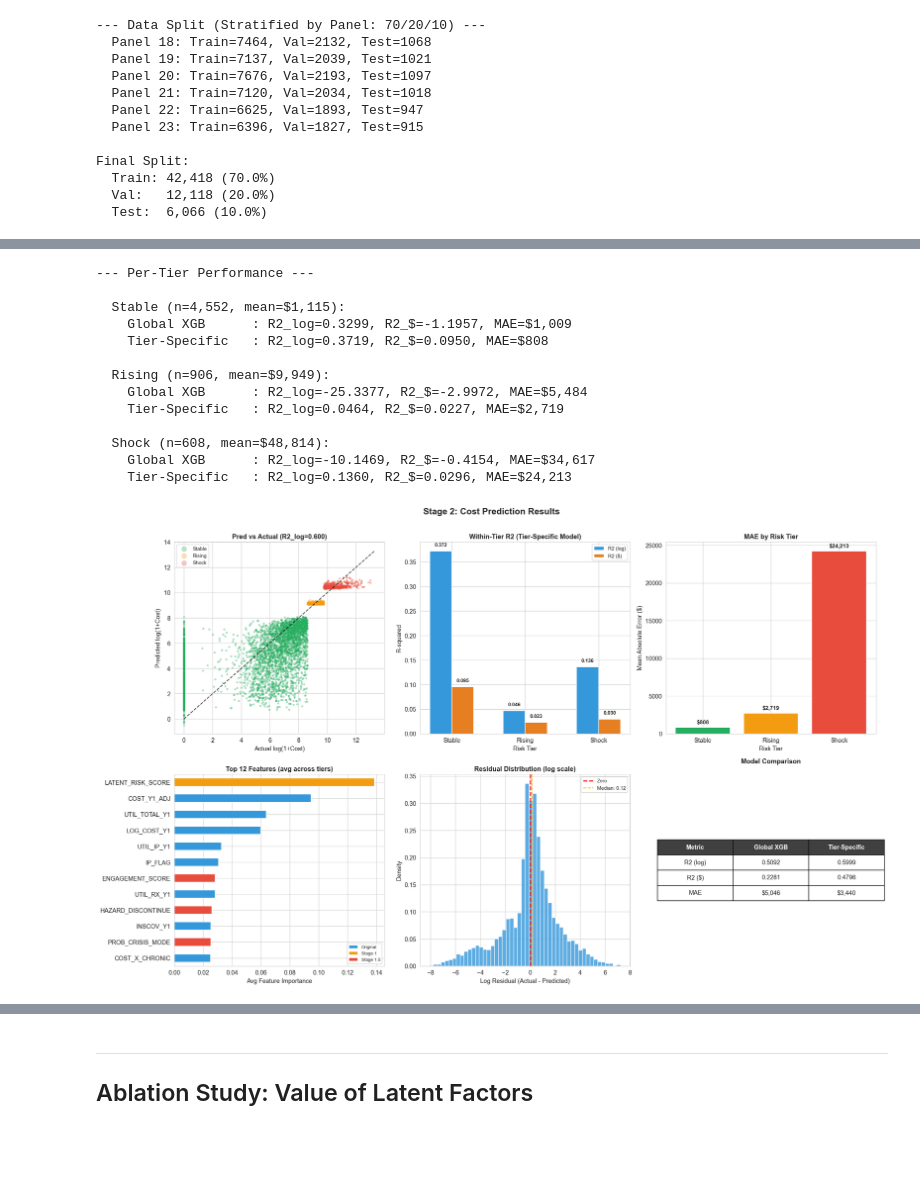
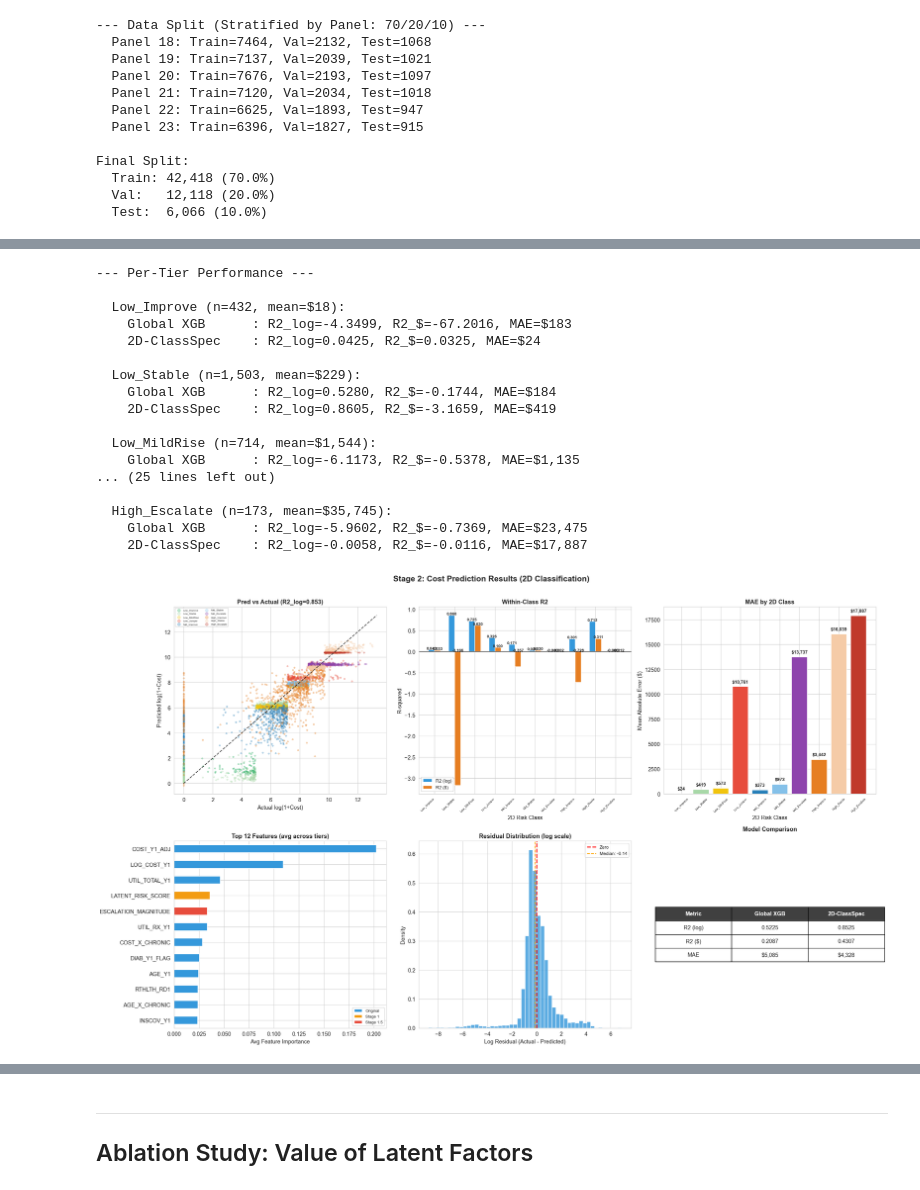
Before and after one commit to Robot0920/meps_healthcare_expenditure_prediction, a Jupyter notebook: notebooks/5.2_stage1_5_and_stage2_modeling.ipynb, the cells around one changed output, grey strips where cells are left out. Saved outputs shown, nothing was run; the diff lists cells and outputs as text; code cells hidden in the pictures; blank space fills up the shorter version.

```diff
--- a/notebooks/5.2_stage1_5_and_stage2_modeling.ipynb
+++ b/notebooks/5.2_stage1_5_and_stage2_modeling.ipynb
@@ -75,7 +75,11 @@ else:
     print(f"Loaded base processed data: {DATA_PATH_BACKUP}")
     has_stage1_output = False
 
-TRANSITION_NAMES = {0: 'Improving', 1: 'Stable', 2: 'Mild Riser', 3: 'Riser', 4: 'Jumper'}
+CLASS_NAMES = {
+    0: 'Low_Improve',   1: 'Low_Stable',    2: 'Low_MildRise',  3: 'Low_Jumper',
+    4: 'Mid_Improve',   5: 'Mid_Stable',    6: 'Mid_Escalate',
+    7: 'High_Improve',  8: 'High_Stable',   9: 'High_Escalate',
+}
 
 print(f"\nDataset: {len(df):,} rows, {len(df.columns)} columns")
 print(f"Stage 1 Latent Factors Available: {has_stage1_output}")
@@ -874,7 +869,7 @@ if all(f in df.columns for f in RX_VIZ_FEATS) and df['RX_DENSITY'].notna().sum()
             vals = hv.loc[hv['RISK_TIER'] == t, feat].dropna()
             if len(vals) > 10:
                 box_data.append(vals.values)
-                box_labels.append(TRANSITION_NAMES.get(t, str(t)))
+                box_labels.append(CLASS_NAMES.get(t, str(t)))
 
         bp = ax.boxplot(box_data, labels=box_labels, patch_artist=True, showfliers=False)
         for patch, t in zip(bp['boxes'], sorted(hv['RISK_TIER'].unique())):
@@ -1040,8 +1035,8 @@ else:
 - Stage 1.5 latent factors: ENGAGEMENT_SCORE, PROB_CRISIS_MODE, PROB_UNDIAGNOSED, ESCALATION_SCORE, HAZARD_DISCONTINUE
 - Tier probabilities (PROB_STABLE/RISING/SHOCK) excluded from tier-specific models to avoid redundancy
 # %%
-# STAGE 2: Feature Preparation (Transition-Based, 5 Tiers)
-print('STAGE 2: Transition-Specific Cost Prediction')
+# STAGE 2: Feature Preparation (2D Classification, 10 Classes)
+print('STAGE 2: 2D Class-Specific Cost Prediction')
 
 ORIGINAL_FEATS = [
     'AGE_Y1', 'SEX', 'RACE', 'MARRY_Y1', 'POVCAT_Y1', 'INSCOV_Y1',
@@ -1079,8 +1074,9 @@ original_avail = [f for f in ORIGINAL_FEATS if f in df.columns]
 stage1_5_avail = [f for f in STAGE1_5_FEATS if f in df.columns]
 interact_avail = [f for f in INTERACTION_FEATS if f in df.columns]
 
-# Tier-specific: NO LATENT_RISK_SCORE (tier assignment already captures it)
-TIER_FEATS = original_avail + interact_avail + stage1_5_avail
+# Tier-specific: includes LATENT_RISK_SCORE (with 10 classes, it captures
+# probability-weighted risk across all classes — no longer redundant with grouping)
+TIER_FEATS = original_avail + interact_avail + ['LATENT_RISK_SCORE'] + stage1_5_avail
 TIER_FEATS = [f for f in TIER_FEATS if f in df.columns]
 
 # Global: includes LATENT_RISK_SCORE + per-class probabilities
@@ -1091,5 +1087,5 @@ ALL_FEATS = [f for f in ALL_FEATS if f in df.columns]
 print(f'Tier-specific features ({len(TIER_FEATS)}): {TIER_FEATS}')
 print(f'Global features ({len(ALL_FEATS)})')
 print(f'Stage 1.5 features: {stage1_5_avail}')
-print(f'Note: LATENT_RISK_SCORE excluded from tier-specific (redundant with tier assignment)')
+print(f'Note: LATENT_RISK_SCORE INCLUDED in tier-specific (10 classes → no longer redundant with grouping)')
 # %% [output]
@@ -1332,7 +1335,7 @@ print('\n--- Per-Tier Performance ---')
 
 all_preds = {
     'Global XGB': (global_pred_log, global_pred_dollar),
-    'Trans-Specific': (tier_pred_log, tier_pred_dollar)
+    '2D-ClassSpec': (tier_pred_log, tier_pred_dollar)
 }
 
 for tier_val, tier_name in tier_names.items():
@@ -1348,24 +1351,32 @@ for tier_val, tier_name in tier_names.items():
 # %% [output]
 --- Per-Tier Performance ---
 
-  Stable (n=4,552, mean=$1,115):
-    Global XGB      : R2_log=0.3299, R2_$=-1.1957, MAE=$1,009
-    Tier-Specific   : R2_log=0.3719, R2_$=0.0950, MAE=$808
+  Low_Improve (n=432, mean=$18):
+    Global XGB      : R2_log=-4.3499, R2_$=-67.2016, MAE=$183
+    2D-ClassSpec    : R2_log=0.0425, R2_$=0.0325, MAE=$24
 
-  Rising (n=906, mean=$9,949):
-    Global XGB      : R2_log=-25.3377, R2_$=-2.9972, MAE=$5,484
-    Tier-Specific   : R2_log=0.0464, R2_$=0.0227, MAE=$2,719
+  Low_Stable (n=1,503, mean=$229):
+    Global XGB      : R2_log=0.5280, R2_$=-0.1744, MAE=$184
+    2D-ClassSpec    : R2_log=0.8605, R2_$=-3.1659, MAE=$419
 
-  Shock (n=608, mean=$48,814):
-    Global XGB      : R2_log=-10.1469, R2_$=-0.4154, MAE=$34,617
-    Tier-Specific   : R2_log=0.1360, R2_$=0.0296, MAE=$24,213
+  Low_MildRise (n=714, mean=$1,544):
+    Global XGB      : R2_log=-6.1173, R2_$=-0.5378, MAE=$1,135
+... (25 lines left out)
+
+  High_Escalate (n=173, mean=$35,745):
+    Global XGB      : R2_log=-5.9602, R2_$=-0.7369, MAE=$23,475
+    2D-ClassSpec    : R2_log=-0.0058, R2_$=-0.0116, MAE=$17,887
 # %%
-# VISUALIZATION: Stage 2 Results (Transition-Based)
+# VISUALIZATION: Stage 2 Results (2D Classification)
 
-fig, axes = plt.subplots(2, 3, figsize=(20, 12))
-fig.suptitle('Stage 2: Cost Prediction Results (Transition-Based)', fontsize=16, fontweight='bold', y=1.01)
+fig, axes = plt.subplots(2, 3, figsize=(22, 13))
+fig.suptitle('Stage 2: Cost Prediction Results (2D Classification)', fontsize=16, fontweight='bold', y=1.01)
 
-trans_colors = {0: '#27ae60', 1: '#95a5a6', 2: '#f1c40f', 3: '#e67e22', 4: '#e74c3c'}
+trans_colors = {
+    0: '#27ae60', 1: '#a8d8a8', 2: '#f1c40f', 3: '#e74c3c',
+    4: '#2980b9', 5: '#85c1e9', 6: '#8e44ad',
+    7: '#e67e22', 8: '#f5cba7', 9: '#c0392b',
+}
 
 # Panel 1: Pred vs Actual (log scale)
 ax1 = axes[0, 0]
@@ -1379,7 +1390,7 @@ ax1.set_xlabel('Actual log(1+Cost)', fontsize=11)
 ax1.set_ylabel('Predicted log(1+Cost)', fontsize=11)
 r2_overall = r2_score(y_test_log, y_pred_test_log)
 ax1.set_title(f'Pred vs Actual (R2_log={r2_overall:.3f})', fontsize=12, fontweight='bold')
-ax1.legend(fontsize=8, markerscale=3)
+ax1.legend(fontsize=5, markerscale=2, ncol=2)
 
 # Panel 2: R2 by Tier (log vs dollar)
 ax2 = axes[0, 1]
@@ -1395,8 +1406,8 @@ for b, v in zip(bars2, r2_dollars):
     ax2.text(b.get_x() + b.get_width()/2, max(v, 0) + 0.01, f'{v:.3f}', ha='center', fontsize=8, fontweight='bold')
 ax2.axhline(y=0, color='black', lw=0.8)
 ax2.set_xticks(x)
-ax2.set_xticklabels(tier_list, fontsize=9, rotation=20)
-ax2.set_xlabel('Transition Class', fontsize=11)
+ax2.set_xticklabels(tier_list, fontsize=6, rotation=45, ha='right')
+ax2.set_xlabel('2D Risk Class', fontsize=11)
 ax2.set_ylabel('R-squared', fontsize=11)
 ax2.set_title('Within-Class R2', fontsize=12, fontweight='bold')
 ax2.legend(fontsize=9)
@@ -1408,10 +1419,10 @@ tier_color_list = [trans_colors[k] for k, v in tier_names.items() if v in tier_m
 bars = ax3.bar(tier_list, maes, color=tier_color_list, edgecolor='white')
 for b, v in zip(bars, maes):
     ax3.text(b.get_x() + b.get_width()/2, v + max(maes)*0.02, f'${v:,.0f}', ha='center', fontsize=9, fontweight='bold')
-ax3.set_xlabel('Transition Class', fontsize=11)
+ax3.set_xlabel('2D Risk Class', fontsize=11)
 ax3.set_ylabel('Mean Absolute Error ($)', fontsize=11)
-ax3.set_title('MAE by Transition Class', fontsize=12, fontweight='bold')
-ax3.tick_params(axis='x', rotation=20)
+ax3.set_title('MAE by 2D Class', fontsize=12, fontweight='bold')
+ax3.tick_params(axis='x', rotation=45, labelsize=6)
 
 # Panel 4: Feature Importance (averaged across tiers)
 ax4 = axes[1, 0]
@@ -1428,35 +1439,35 @@ ax4.legend(handles=[Patch(fc='#3498db', label='Original'), Patch(fc='#f39c12', l
 # Panel 5: Residual distribution
 ax5 = axes[1, 1]
 resids_log = y_test_log - y_pred_test_log
 ax5.hist(resids_log, bins=50, color='#3498db', edgecolor='white', alpha=0.8, density=True)
 ax5.axvline(x=0, color='red', ls='--', lw=2, label='Zero')
 ax5.axvline(x=resids_log.median(), color='orange', ls='--', lw=1.5, label=f'Median: {resids_log.median():.2f}')
 ax5.set_xlabel('Log Residual (Actual - Predicted)', fontsize=11)
 ax5.set_ylabel('Density', fontsize=11)
 ax5.set_title('Residual Distribution (log scale)', fontsize=12, fontweight='bold')
 ax5.legend(fontsize=9)
 
 # Panel 6: Summary table
 ax6 = axes[1, 2]
 ax6.axis('off')
 table_data = [
-    ['Metric', 'Global XGB', 'Trans-Specific'],
+    ['Metric', 'Global XGB', '2D-ClassSpec'],
     ['R2 (log)', f'{r2_global_log:.4f}', f'{r2_tier_log:.4f}'],
     ['R2 ($)', f'{r2_global_dollar:.4f}', f'{r2_tier_dollar:.4f}'],
     ['MAE', f'${mae_global:,.0f}', f'${mae_tier:,.0f}'],
 ]
 table = ax6.table(cellText=table_data, loc='center', cellLoc='center', colWidths=[0.3, 0.3, 0.3])
 table.scale(1.2, 2.0)
 for i in range(3):
     table[(0, i)].set_facecolor('#404040')
     table[(0, i)].set_text_props(color='white', fontweight='bold')
 ax6.set_title('Model Comparison', fontsize=12, fontweight='bold', pad=20)
 
 plt.tight_layout()
 plt.savefig(REPORT_DIR / 'figures' / 'stage2_results.png', dpi=150, bbox_inches='tight')
 plt.show()
 # %% [output]
-[figure, old version]
+[figure, new version]
 # %% [markdown]
 ### Stage 2 Results
 
```
Also changed, not shown: parts of 15 cells of this notebook, 18 other files.
